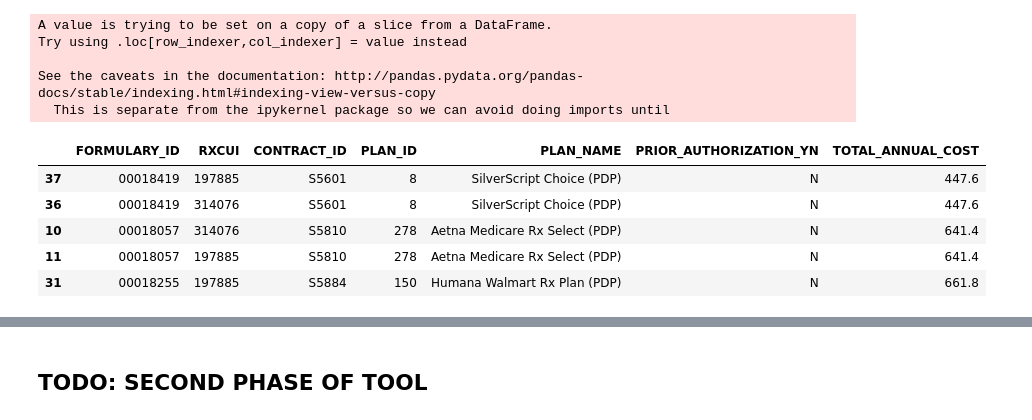
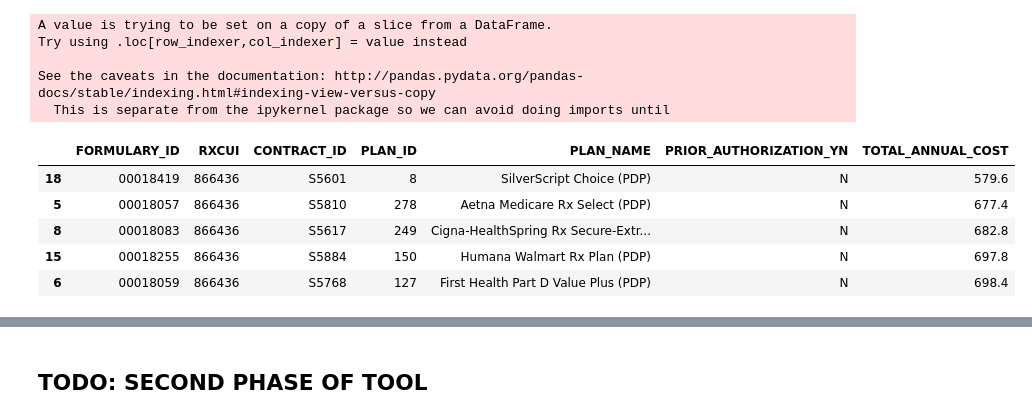
Before and after one commit to khayyamsaleem/medaccess, a Jupyter notebook: src/PDP_FINDER_REWORK.ipynb, the cells around one changed output, grey strips where cells are left out. Cells and saved outputs as stored; diff of their text form; code cells hidden in the pictures.

```diff
--- a/src/PDP_FINDER_REWORK.ipynb
+++ b/src/PDP_FINDER_REWORK.ipynb
@@ -152,11 +199,11 @@ See the caveats in the documentation: http://pandas.pydata.org/pandas-docs/stabl
   This is separate from the ipykernel package so we can avoid doing imports until
 # %%
 #EXAMPLE WITH LISINOPRIL
-totals[('LISINOPRIL','10')]
+totals[('METOPROLOL SUCCINATE','50')]
 # %% [output]
 |  | FORMULARY_ID | RXCUI | CONTRACT_ID | PLAN_ID | PLAN_NAME | PRIOR_AUTHORIZATION_YN | TOTAL_ANNUAL_COST |
-| 37 | 00018419 | 197885 | S5601 | 8 | SilverScript Choice (PDP) | N | 447.6 |
-| 36 | 00018419 | 314076 | S5601 | 8 | SilverScript Choice (PDP) | N | 447.6 |
-| 10 | 00018057 | 314076 | S5810 | 278 | Aetna Medicare Rx Select (PDP) | N | 641.4 |
-| 11 | 00018057 | 197885 | S5810 | 278 | Aetna Medicare Rx Select (PDP) | N | 641.4 |
-| 31 | 00018255 | 197885 | S5884 | 150 | Humana Walmart Rx Plan (PDP) | N | 661.8 |
+| 18 | 00018419 | 866436 | S5601 | 8 | SilverScript Choice (PDP) | N | 579.6 |
+| 5 | 00018057 | 866436 | S5810 | 278 | Aetna Medicare Rx Select (PDP) | N | 677.4 |
+| 8 | 00018083 | 866436 | S5617 | 249 | Cigna-HealthSpring Rx Secure-Extr... | N | 682.8 |
+| 15 | 00018255 | 866436 | S5884 | 150 | Humana Walmart Rx Plan (PDP) | N | 697.8 |
+| 6 | 00018059 | 866436 | S5768 | 127 | First Health Part D Value Plus (PDP) | N | 698.4 |
```
Also changed, not shown: parts of 9 cells of this notebook.
